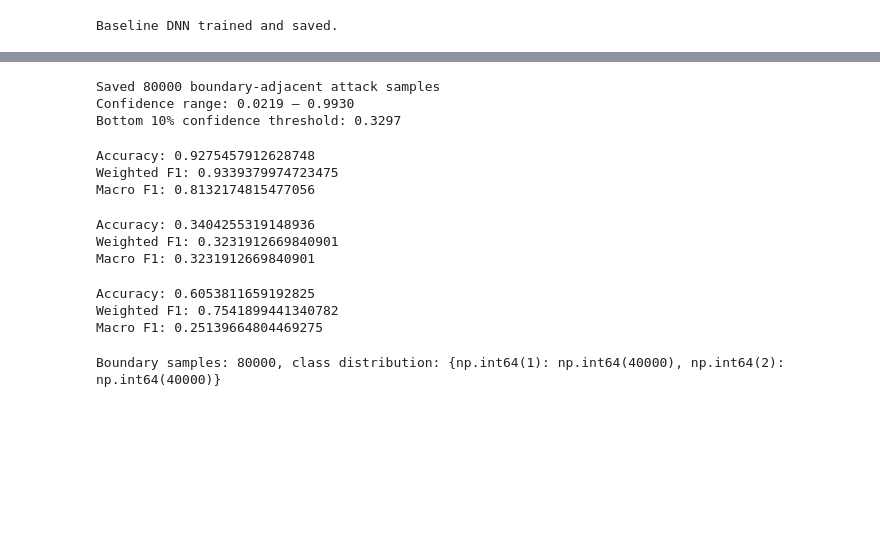
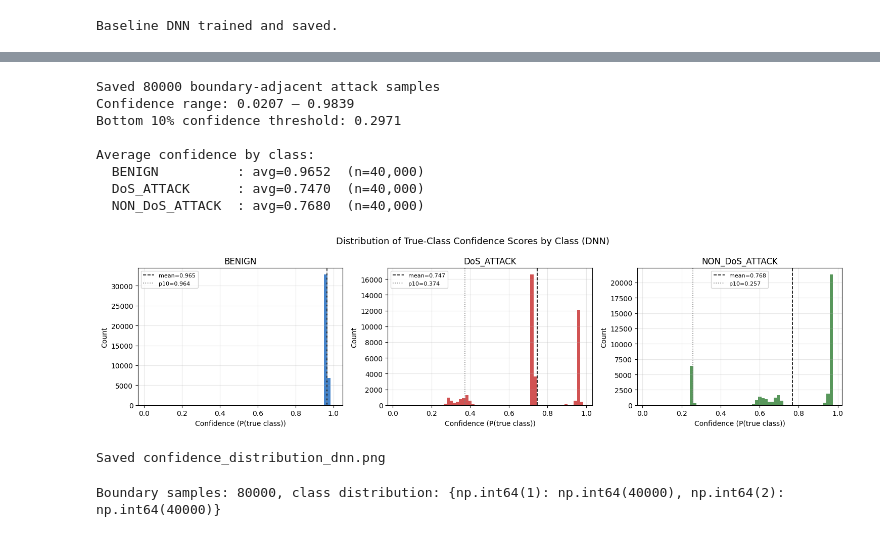
Before and after one commit to NU-Academics/DIS_Hughen, a Jupyter notebook: RQ1-DNN.ipynb, the cells around one changed output, grey strips where cells are left out. Cells and saved outputs as stored; diff of their text form; code cells hidden in the pictures; blank space fills up the shorter version.

```diff
--- a/RQ1-DNN.ipynb
+++ b/RQ1-DNN.ipynb
@@ -152,10 +156,47 @@ boundary_df.to_csv('boundary_attacks.csv', index=False)
 print(f'Saved {len(boundary_df)} boundary-adjacent attack samples')
 print(f'Confidence range: {boundary_conf.min():.4f} – {boundary_conf.max():.4f}')
 print(f'Bottom 10% confidence threshold: {np.percentile(boundary_conf, 10):.4f}')
+print('\nAverage confidence by class:')
+all_conf = proba_train[np.arange(len(y_train_arr)), y_train_arr]
+for cls_val, cls_name in enumerate(le.classes_):
+    cls_mask = y_train_arr == cls_val
+    print(f'  {cls_name:<16}: avg={all_conf[cls_mask].mean():.4f}  (n={cls_mask.sum():,})')
 # %% [output]
 Saved 80000 boundary-adjacent attack samples
-Confidence range: 0.0219 – 0.9930
-Bottom 10% confidence threshold: 0.3297
+Confidence range: 0.0207 – 0.9839
+Bottom 10% confidence threshold: 0.2971
+
+Average confidence by class:
+  BENIGN          : avg=0.9652  (n=40,000)
+  DoS_ATTACK      : avg=0.7470  (n=40,000)
+  NON_DoS_ATTACK  : avg=0.7680  (n=40,000)
+# %%
+cls_colors = ['#1565C0', '#C62828', '#2E7D32']
+fig, axes = plt.subplots(1, 3, figsize=(15, 4), sharey=False)
+fig.suptitle('Distribution of True-Class Confidence Scores by Class (DNN)', fontsize=13)
+
+for cls_val, cls_name in enumerate(le.classes_):
+    cls_mask = y_train_arr == cls_val
+    scores = all_conf[cls_mask]
+    ax = axes[cls_val]
+    ax.hist(scores, bins=60, color=cls_colors[cls_val], alpha=0.8, edgecolor='none')
+    ax.axvline(scores.mean(), color='black', linestyle='--', linewidth=1.2,
+               label=f'mean={scores.mean():.3f}')
+    ax.axvline(np.percentile(scores, 10), color='grey', linestyle=':', linewidth=1.2,
+               label=f'p10={np.percentile(scores, 10):.3f}')
+    ax.set_title(cls_name)
+    ax.set_xlabel('Confidence (P(true class))')
+    ax.set_ylabel('Count')
+    ax.legend(fontsize=8)
+    ax.grid(True, alpha=0.3)
+
+plt.tight_layout()
+plt.savefig('confidence_distribution_dnn.png', dpi=150, bbox_inches='tight')
+plt.show()
+print('Saved confidence_distribution_dnn.png')
+# %% [output]
+[figure, added]
+Saved confidence_distribution_dnn.png
 # %%
 noise_df = pd.read_csv('noise_epsilon_0.2.csv')
 noise_X = noise_df.drop(columns=['true_label', 'y_pred'], errors='ignore').select_dtypes(include=[np.number])
@@ -164,14 +205,10 @@ noise_X.fillna(0, inplace=True)
 noise_y = noise_df['true_label'].reset_index(drop=True).values
 noise_X = noise_X.astype('float32')
 
-noise_pred = dnn_predict(model, scaler.transform(noise_X))
+noise_pred = predict_benign_threshold(model, scaler.transform(noise_X), DECISION_THRESHOLD)
 print('Accuracy:', accuracy_score(noise_y, noise_pred))
 print('Weighted F1:', f1_score(noise_y, noise_pred, average='weighted'))
 print('Macro F1:', f1_score(noise_y, noise_pred, average='macro'))
-# %% [output]
-Accuracy: 0.9275457912628748
-Weighted F1: 0.9339379974723475
-Macro F1: 0.8132174815477056
 # %%
 adv_df = pd.read_csv('adversarial_epsilon_0.2.csv')
 adv_X = adv_df.drop(columns=['true_label', 'pred_clean', 'pred_adv'], errors='ignore').select_dtypes(include=[np.number])
@@ -180,14 +217,10 @@ adv_X.fillna(0, inplace=True)
 adv_y = adv_df['true_label'].reset_index(drop=True).values
 adv_X = adv_X.astype('float32')
 
-adv_pred = dnn_predict(model, scaler.transform(adv_X))
+adv_pred = predict_benign_threshold(model, scaler.transform(adv_X), DECISION_THRESHOLD)
 print('Accuracy:', accuracy_score(adv_y, adv_pred))
 print('Weighted F1:', f1_score(adv_y, adv_pred, average='weighted'))
 print('Macro F1:', f1_score(adv_y, adv_pred, average='macro'))
-# %% [output]
-Accuracy: 0.3404255319148936
-Weighted F1: 0.3231912669840901
-Macro F1: 0.3231912669840901
 # %%
 hsj_df = pd.read_csv('adversarial_hsj_xgb.csv')
 hsj_X = hsj_df.drop(columns=['true_label', 'pred_clean', 'pred_adv'], errors='ignore').select_dtypes(include=[np.number])
@@ -196,14 +229,10 @@ hsj_X.fillna(0, inplace=True)
 hsj_y = hsj_df['true_label'].reset_index(drop=True).values
 hsj_X = hsj_X.astype('float32')
 
-hsj_pred = dnn_predict(model, scaler.transform(hsj_X))
+hsj_pred = predict_benign_threshold(model, scaler.transform(hsj_X), DECISION_THRESHOLD)
 print('Accuracy:', accuracy_score(hsj_y, hsj_pred))
 print('Weighted F1:', f1_score(hsj_y, hsj_pred, average='weighted'))
 print('Macro F1:', f1_score(hsj_y, hsj_pred, average='macro'))
-# %% [output]
-Accuracy: 0.6053811659192825
-Weighted F1: 0.7541899441340782
-Macro F1: 0.25139664804469275
 # %%
 boundary_df = pd.read_csv('boundary_attacks.csv')
 boundary_X = boundary_df.drop(columns=['true_label', 'confidence'], errors='ignore').select_dtypes(include=[np.number])
```
Also changed, not shown: parts of 6 cells of this notebook, 5 other files.
